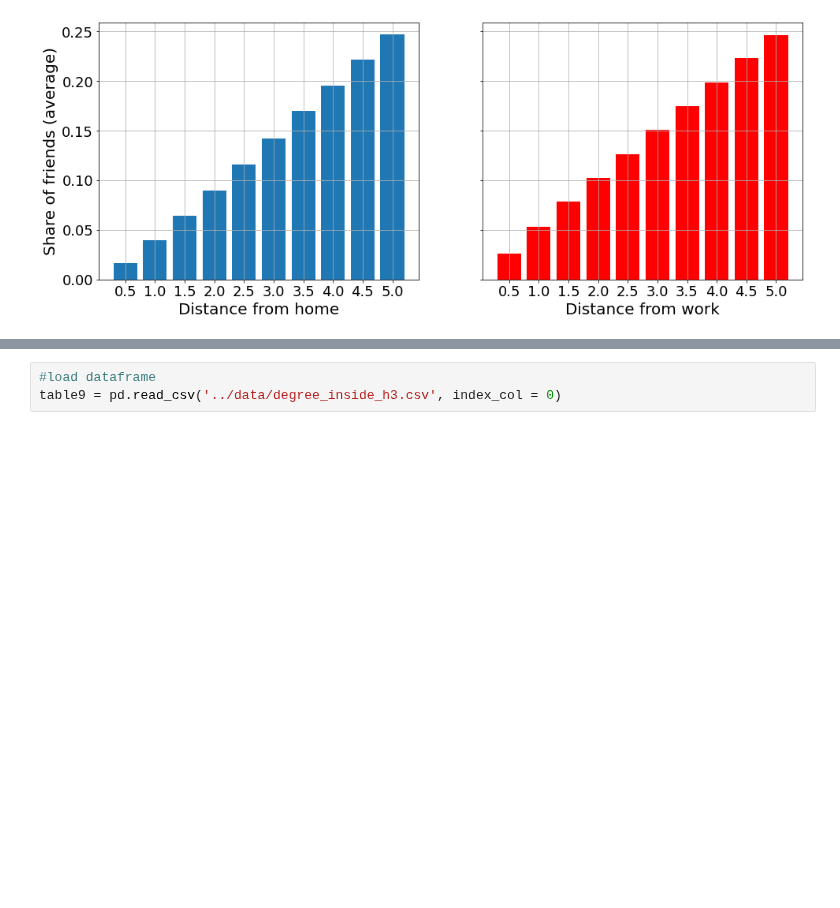
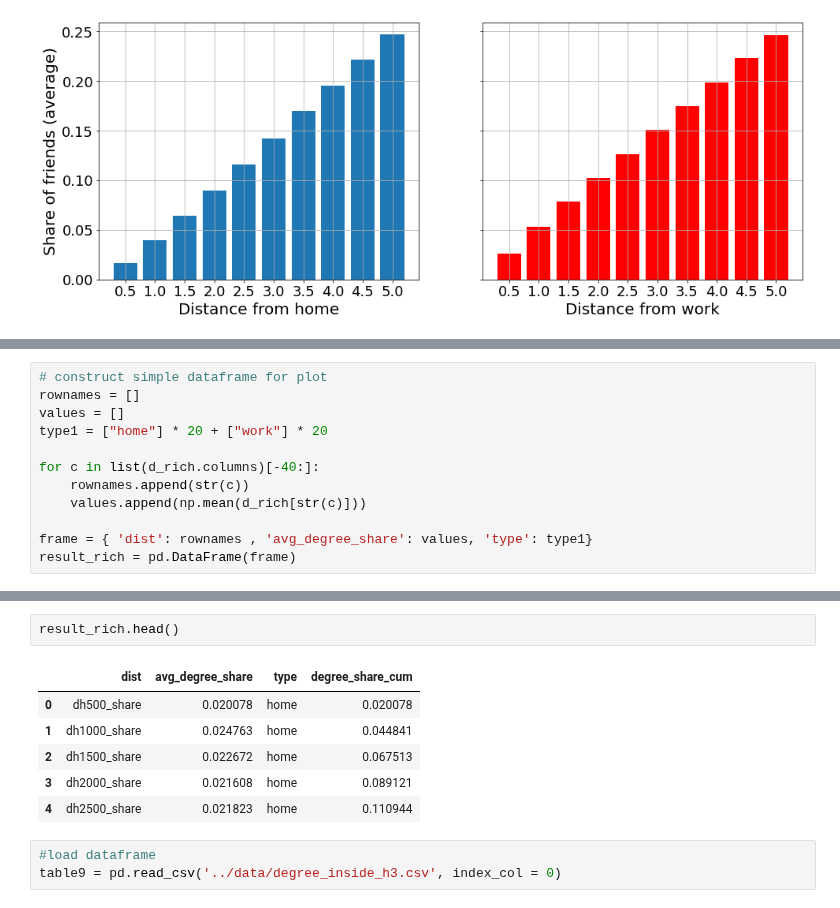
Before and after one commit to sandorjuhasz/ties-around-home, a Jupyter notebook: scripts/degree_home_work.ipynb, the cells around one changed output, grey strips where cells are left out. Saved outputs shown, nothing was run; the diff lists cells and outputs as text; blank space fills up the shorter version.

```diff
--- a/scripts/degree_home_work.ipynb
+++ b/scripts/degree_home_work.ipynb
@@ -376,0 +324,12 @@ tableproba.to_csv('../data/degree_inside_h3.csv')
+# %%
+# construct simple dataframe for plot
+rownames = []
+values = []
+type1 = ["home"] * 20 + ["work"] * 20
+
+for c in list(d_rich.columns)[-40:]:
+    rownames.append(str(c))
+    values.append(np.mean(d_rich[str(c)]))
+
+frame = { 'dist': rownames , 'avg_degree_share': values, 'type': type1}
+result_rich = pd.DataFrame(frame)
@@ -377,3 +349,12 @@ tableproba.to_csv('../data/degree_inside_h3.csv')
+# %%
+result_rich.head()
+# %% [output]
+|  | dist | avg_degree_share | type | degree_share_cum |
+| 0 | dh500_share | 0.020078 | home | 0.020078 |
+| 1 | dh1000_share | 0.024763 | home | 0.044841 |
+| 2 | dh1500_share | 0.022672 | home | 0.067513 |
+| 3 | dh2000_share | 0.021608 | home | 0.089121 |
+| 4 | dh2500_share | 0.021823 | home | 0.110944 |
 # %%
 #load dataframe
 table9 = pd.read_csv('../data/degree_inside_h3.csv', index_col = 0)
```
Also changed, not shown: parts of 49 cells of this notebook.
